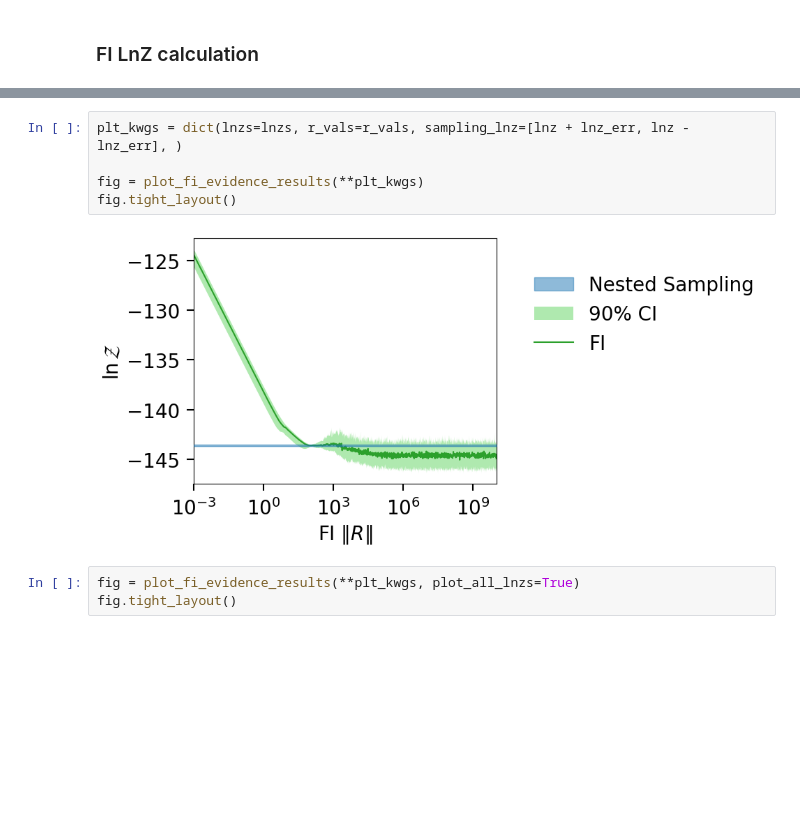
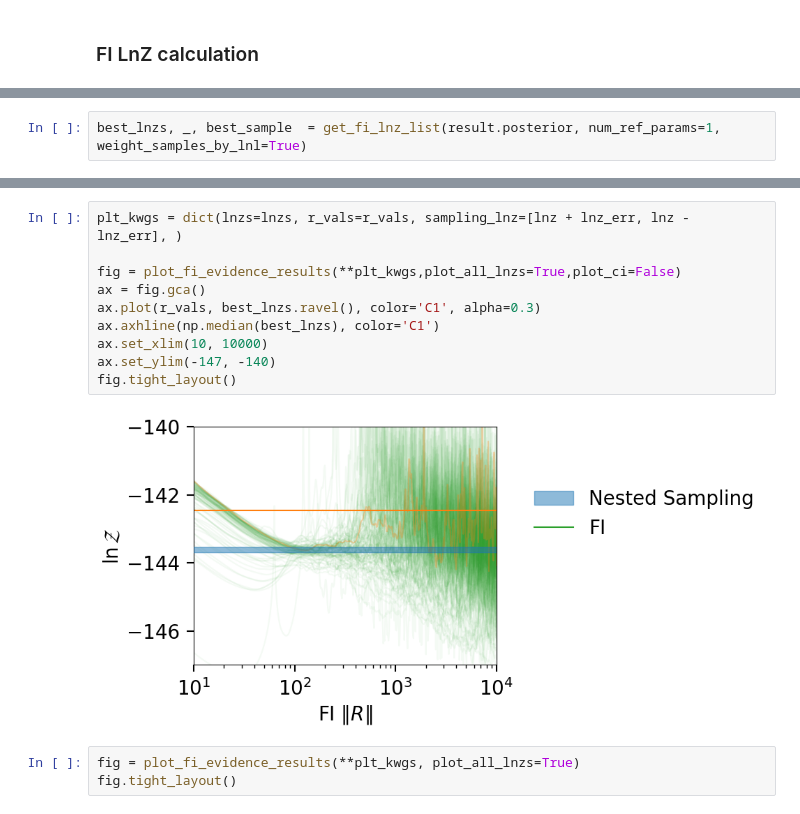
Before and after one commit to avivajpeyi/funnel, a Jupyter notebook: docs/examples/linear_regression.ipynb, the cells around one changed output, grey strips where cells are left out. Cells and saved outputs as stored; diff of their text form; blank space fills up the shorter version.

```diff
--- a/docs/examples/linear_regression.ipynb
+++ b/docs/examples/linear_regression.ipynb
@@ -106,0 +118,2 @@ lnzs, r_vals, _  = get_fi_lnz_list(result.posterior, num_ref_params=100, cache_f
+# %%
+best_lnzs, _, best_sample  = get_fi_lnz_list(result.posterior, num_ref_params=1, weight_samples_by_lnl=True)
@@ -107,10 +143,15 @@ lnzs, r_vals, _  = get_fi_lnz_list(result.posterior, num_ref_params=100, cache_f
 # %%
 plt_kwgs = dict(lnzs=lnzs, r_vals=r_vals, sampling_lnz=[lnz + lnz_err, lnz - lnz_err], )
 
-fig = plot_fi_evidence_results(**plt_kwgs)
+fig = plot_fi_evidence_results(**plt_kwgs,plot_all_lnzs=True,plot_ci=False)
+ax = fig.gca()
+ax.plot(r_vals, best_lnzs.ravel(), color='C1', alpha=0.3)
+ax.axhline(np.median(best_lnzs), color='C1')
+ax.set_xlim(10, 10000)
+ax.set_ylim(-147, -140)
 fig.tight_layout()
 # %% [output]
-[figure, old version]
+[figure, new version]
 # %%
 fig = plot_fi_evidence_results(**plt_kwgs, plot_all_lnzs=True)
 fig.tight_layout()
```
Also changed, not shown: parts of 6 cells of this notebook, 6 other files.
